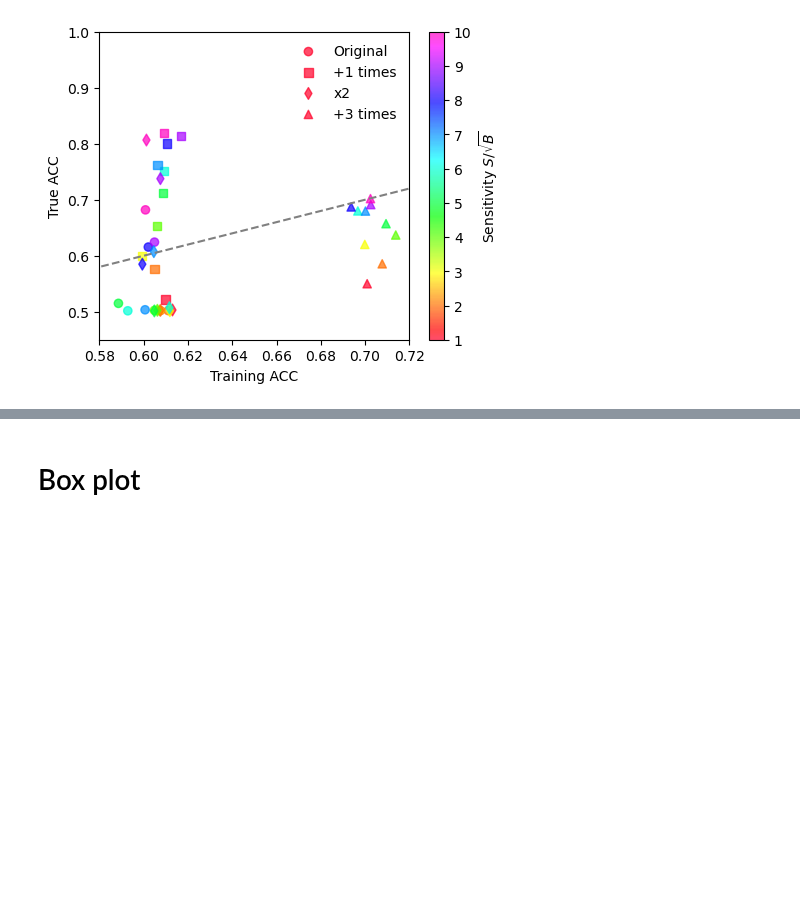
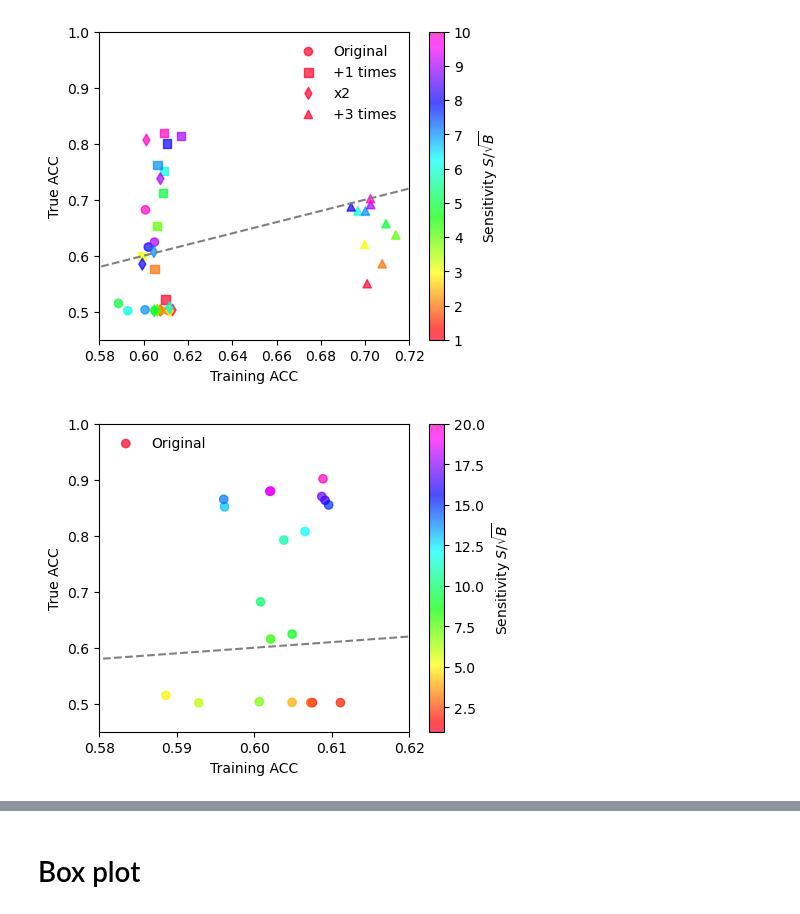
Before and after one commit to r10222035/data_augmentation, a Jupyter notebook: CNN/read_CNN_results.ipynb, the cells around one changed output, grey strips where cells are left out. Cells and saved outputs as stored; diff of their text form; code cells hidden in the pictures; blank space fills up the shorter version.

```diff
--- a/CNN/read_CNN_results.ipynb
+++ b/CNN/read_CNN_results.ipynb
@@ -279,18 +259,5 @@ ax.legend(handles, labels, frameon=False, loc='upper left')
 plt.show()
 # %% [output]
 [figure]
-# %%
-ACC, std = [], []
-
-sensitivities = range(21)
-
-for sensitivity in sensitivities:
-
-    sample_type = f'Sensitivity: {sensitivity:.1f}'
-    model_name = f'SB_{sensitivity:.1f}_new'
-    mu, sigma = get_acc_mu_std(df, sample_type, model_name)
-
-    ACC.append(mu)
-    std.append(sigma)
 # %%
 fig, ax = plt.subplots(1,1, figsize=(5,4))
@@ -511,13 +431,13 @@ plt.show()
 # %% [output]
 [figure]
 # %%
-def plot_training_true_ACC(df, sample_type_format, model_name_format, **kwargs):
+def plot_training_true_ACC(df, sample_type_format, model_name_format, sensitivity_range, **kwargs):
     # sample_type_format = 'Sensitivity: {s:.1f}'
     # model_name_format = 'SB_{s:.1f}_new'
 
     ACC_train, ACC_true, sensitivity = [], [], []
 
-    for s in range(1,11):
+    for s in sensitivity_range:
 
         sample_type = sample_type_format.format(s)
         model_name = model_name_format.format(s)
@@ -581,3 +501,25 @@ plt.savefig('../figures/HVmodel_training_true_acc_aug_1_3_x2.pdf', dpi=300, face
 plt.show()
 # %% [output]
 [figure]
+# %%
+fig, ax = plt.subplots(1,1, figsize=(5,4))
+
+scatter = plot_training_true_ACC(df, 'Sensitivity: {:.1f}', 'SB_{:.1f}_new', range(1,21), marker='o', label='Original')
+
+ax.plot([0,1], [0,1], color='grey', linestyle='--')
+
+colorbar = plt.colorbar(scatter)
+colorbar.set_label('Sensitivity $S / \sqrt{B}$')
+
+ax.set_xlabel('Training ACC')
+ax.set_ylabel('True ACC')
+
+ax.set_xlim(0.58, 0.62)
+ax.set_ylim(0.45, 1)
+
+ax.legend(frameon=False, loc='upper left')
+
+plt.savefig('../figures/HVmodel_training_true_acc_sensitivity_11_20.pdf', dpi=300, facecolor='White', bbox_inches='tight')
+plt.show()
+# %% [output]
+[figure, added]
```
Also changed, not shown: parts of 11 cells of this notebook, 20 other files.
